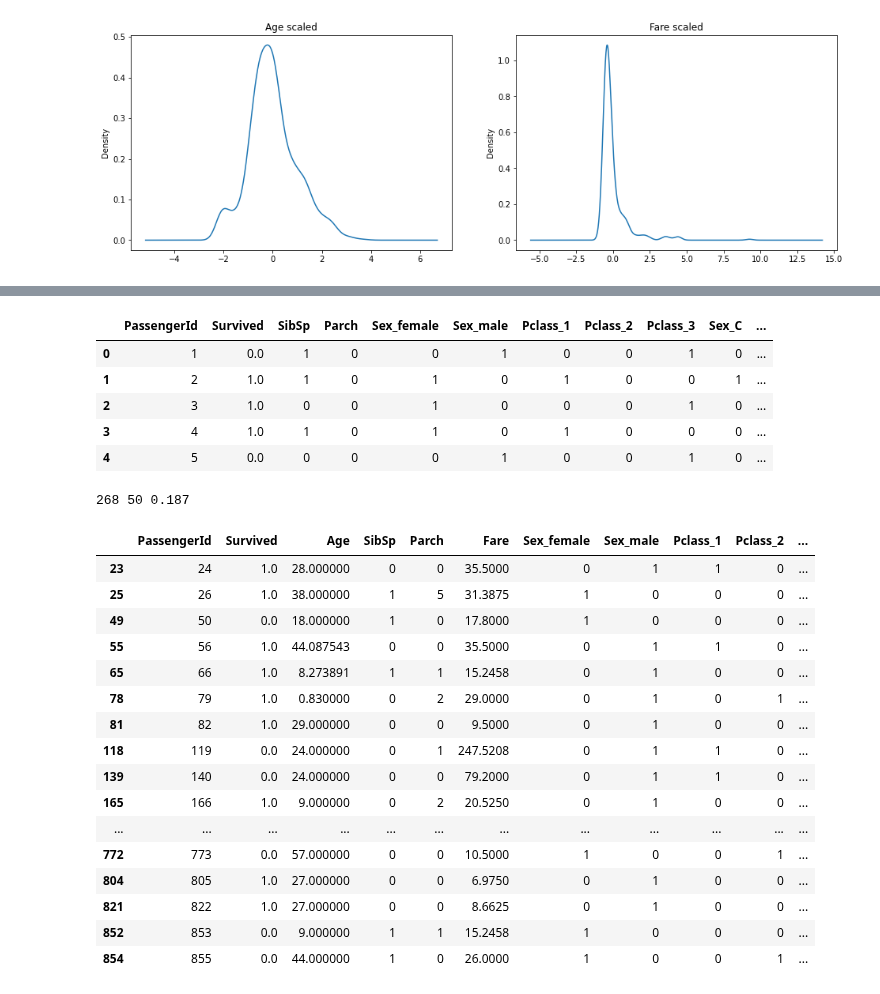
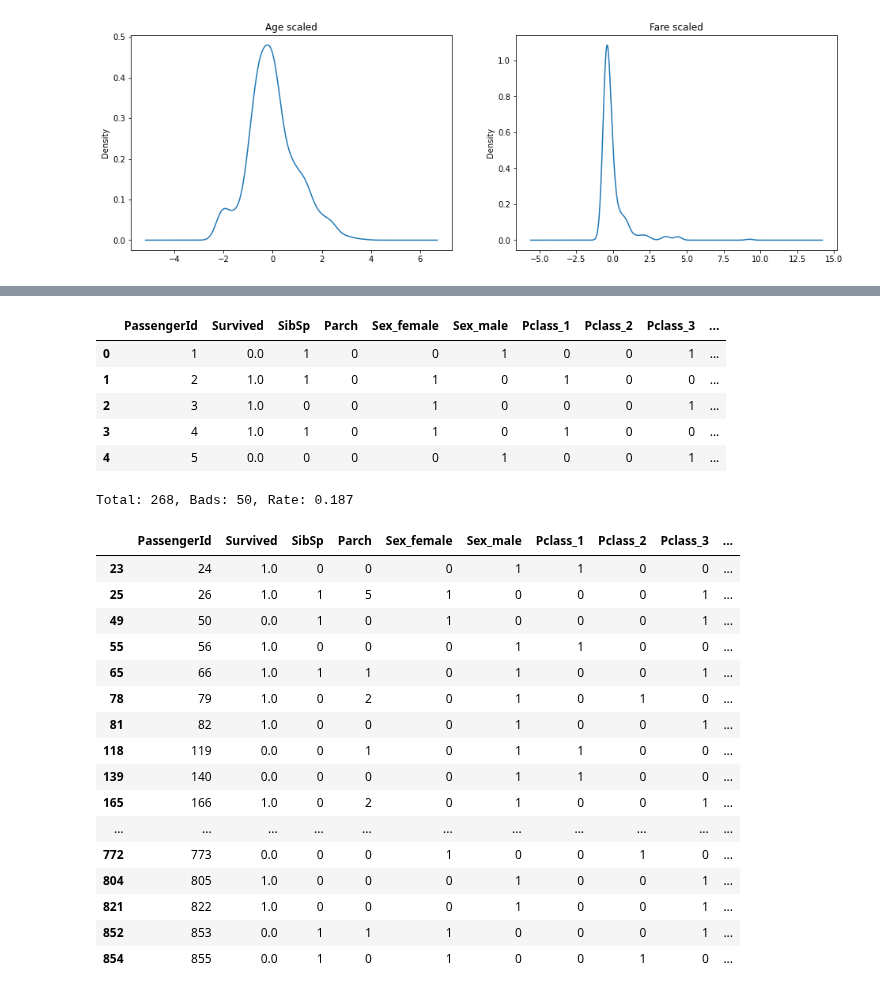
Before and after one commit to morpheus9631/titanic, a Jupyter notebook: ipynb/train_v6.ipynb, the cells around one changed output, grey strips where cells are left out. Drawn from its saved outputs; the diff is of its cells as text; code cells hidden in the pictures.

```diff
--- a/ipynb/train_v6.ipynb
+++ b/ipynb/train_v6.ipynb
@@ -199,6 +199,7 @@ def fillMissingAge(df):
 
     X2 = df[df.Age.isnull()][col_selected]
     df.loc[(df.Age.isnull()), 'Age'] = rfr.predict(X2)
+    df.Age.astype(int)
     return df
 
 if len(df_data[df_data.Age.isnull()]) > 0:
@@ -258,7 +259,7 @@ display(df_data.head())
 # %%
 d_Sex      = pd.get_dummies(df_data.Sex,      prefix='Sex')
 d_Pclass   = pd.get_dummies(df_data.Pclass,   prefix='Pclass')
-d_Embarked = pd.get_dummies(df_data.Embarked, prefix='Sex')
+d_Embarked = pd.get_dummies(df_data.Embarked, prefix='Embarked')
 d_Cabin    = pd.get_dummies(df_data.Cabin,    prefix='Cabin')
 
 dataset = pd.concat([df_data, d_Sex, d_Pclass, d_Embarked, d_Cabin], axis=1)
@@ -343,59 +344,60 @@ print(cross_val_score(lr, trainX, trainY, cv=5))
 # %%
 from sklearn.model_selection import train_test_split
 
 ds_data = dataset.filter(regex='PassengerId|Survived|Age_.*|SibSp|Parch|Fare_.*|Cabin_.*|Embarked_.*|Sex_.*|Pclass_.*')
 display(ds_data.head())
 
 len_train = len(df_train)
 ds_tran = ds_data[:len_train]
 ds_test = ds_data[len_train:]
 
 # Split train data to train : valid = 7 : 3
 train_set, valid_set = train_test_split(ds_tran, test_size=0.3, random_state=42)
 
-# 生成模型
-lr = linear_model.LogisticRegression(C=1.0, penalty='l1', solver='liblinear', tol=1e-6)
-
 col_selected = train_set.columns.drop(['PassengerId','Survived'])
 trainX = train_set[col_selected]
 trainY = train_set.Survived
+
+lr = linear_model.LogisticRegression(C=1.0, penalty='l1', solver='liblinear', tol=1e-6)
 lr.fit(trainX, trainY)
 
 # 对cross validation数据进行预测
 validX = valid_set[col_selected]
 preds = lr.predict(validX)
 
-bad_cases = dataset.loc[
-    dataset.PassengerId.isin(
+bad_cases = ds_data.loc[
+    ds_data.PassengerId.isin(
         valid_set[preds != valid_set.Survived]['PassengerId'].values
 )]
 
 num_pred = len(valid_set)
 num_bads = len(bad_cases)
-print('\Total: {}, ㄉnum_pred, num_bads, round((num_bads/num_pred), 3))
+print('\nTotal: {}, Bads: {}, Rate: {}'.format(
+      num_pred, num_bads, round((num_bads/num_pred), 3))
+)
 display(bad_cases)
 # %% [output]
-|  | PassengerId | Survived | SibSp | Parch | Sex_female | Sex_male | Pclass_1 | Pclass_2 | Pclass_3 | Sex_C | ... |
-| 0 | 1 | 0.0 | 1 | 0 | 0 | 1 | 0 | 0 | 1 | 0 | ... |
-| 1 | 2 | 1.0 | 1 | 0 | 1 | 0 | 1 | 0 | 0 | 1 | ... |
-| 2 | 3 | 1.0 | 0 | 0 | 1 | 0 | 0 | 0 | 1 | 0 | ... |
-| 3 | 4 | 1.0 | 1 | 0 | 1 | 0 | 1 | 0 | 0 | 0 | ... |
-| 4 | 5 | 0.0 | 0 | 0 | 0 | 1 | 0 | 0 | 1 | 0 | ... |
+|  | PassengerId | Survived | SibSp | Parch | Sex_female | Sex_male | Pclass_1 | Pclass_2 | Pclass_3 | ... |
+| 0 | 1 | 0.0 | 1 | 0 | 0 | 1 | 0 | 0 | 1 | ... |
+| 1 | 2 | 1.0 | 1 | 0 | 1 | 0 | 1 | 0 | 0 | ... |
+| 2 | 3 | 1.0 | 0 | 0 | 1 | 0 | 0 | 0 | 1 | ... |
+| 3 | 4 | 1.0 | 1 | 0 | 1 | 0 | 1 | 0 | 0 | ... |
+| 4 | 5 | 0.0 | 0 | 0 | 0 | 1 | 0 | 0 | 1 | ... |
-268 50 0.187
+Total: 268, Bads: 50, Rate: 0.187
-|  | PassengerId | Survived | Age | SibSp | Parch | Fare | Sex_female | Sex_male | Pclass_1 | Pclass_2 | ... |
-| 23 | 24 | 1.0 | 28.000000 | 0 | 0 | 35.5000 | 0 | 1 | 1 | 0 | ... |
-| 25 | 26 | 1.0 | 38.000000 | 1 | 5 | 31.3875 | 1 | 0 | 0 | 0 | ... |
-| 49 | 50 | 0.0 | 18.000000 | 1 | 0 | 17.8000 | 1 | 0 | 0 | 0 | ... |
-| 55 | 56 | 1.0 | 44.087543 | 0 | 0 | 35.5000 | 0 | 1 | 1 | 0 | ... |
-| 65 | 66 | 1.0 | 8.273891 | 1 | 1 | 15.2458 | 0 | 1 | 0 | 0 | ... |
-| 78 | 79 | 1.0 | 0.830000 | 0 | 2 | 29.0000 | 0 | 1 | 0 | 1 | ... |
-| 81 | 82 | 1.0 | 29.000000 | 0 | 0 | 9.5000 | 0 | 1 | 0 | 0 | ... |
-| 118 | 119 | 0.0 | 24.000000 | 0 | 1 | 247.5208 | 0 | 1 | 1 | 0 | ... |
-| 139 | 140 | 0.0 | 24.000000 | 0 | 0 | 79.2000 | 0 | 1 | 1 | 0 | ... |
-| 165 | 166 | 1.0 | 9.000000 | 0 | 2 | 20.5250 | 0 | 1 | 0 | 0 | ... |
-| ... | ... | ... | ... | ... | ... | ... | ... | ... | ... | ... | ... |
-| 772 | 773 | 0.0 | 57.000000 | 0 | 0 | 10.5000 | 1 | 0 | 0 | 1 | ... |
-| 804 | 805 | 1.0 | 27.000000 | 0 | 0 | 6.9750 | 0 | 1 | 0 | 0 | ... |
-| 821 | 822 | 1.0 | 27.000000 | 0 | 0 | 8.6625 | 0 | 1 | 0 | 0 | ... |
-| 852 | 853 | 0.0 | 9.000000 | 1 | 1 | 15.2458 | 1 | 0 | 0 | 0 | ... |
-| 854 | 855 | 0.0 | 44.000000 | 1 | 0 | 26.0000 | 1 | 0 | 0 | 1 | ... |
+|  | PassengerId | Survived | SibSp | Parch | Sex_female | Sex_male | Pclass_1 | Pclass_2 | Pclass_3 | ... |
+| 23 | 24 | 1.0 | 0 | 0 | 0 | 1 | 1 | 0 | 0 | ... |
+| 25 | 26 | 1.0 | 1 | 5 | 1 | 0 | 0 | 0 | 1 | ... |
+| 49 | 50 | 0.0 | 1 | 0 | 1 | 0 | 0 | 0 | 1 | ... |
+| 55 | 56 | 1.0 | 0 | 0 | 0 | 1 | 1 | 0 | 0 | ... |
+| 65 | 66 | 1.0 | 1 | 1 | 0 | 1 | 0 | 0 | 1 | ... |
+| 78 | 79 | 1.0 | 0 | 2 | 0 | 1 | 0 | 1 | 0 | ... |
+| 81 | 82 | 1.0 | 0 | 0 | 0 | 1 | 0 | 0 | 1 | ... |
+| 118 | 119 | 0.0 | 0 | 1 | 0 | 1 | 1 | 0 | 0 | ... |
+| 139 | 140 | 0.0 | 0 | 0 | 0 | 1 | 1 | 0 | 0 | ... |
+| 165 | 166 | 1.0 | 0 | 2 | 0 | 1 | 0 | 0 | 1 | ... |
+| ... | ... | ... | ... | ... | ... | ... | ... | ... | ... | ... |
+| 772 | 773 | 0.0 | 0 | 0 | 1 | 0 | 0 | 1 | 0 | ... |
+| 804 | 805 | 1.0 | 0 | 0 | 0 | 1 | 0 | 0 | 1 | ... |
+| 821 | 822 | 1.0 | 0 | 0 | 0 | 1 | 0 | 0 | 1 | ... |
+| 852 | 853 | 0.0 | 1 | 1 | 1 | 0 | 0 | 0 | 1 | ... |
+| 854 | 855 | 0.0 | 1 | 0 | 1 | 0 | 0 | 1 | 0 | ... |
```
Also changed, not shown: parts of 3 cells of this notebook, 1 other file.
